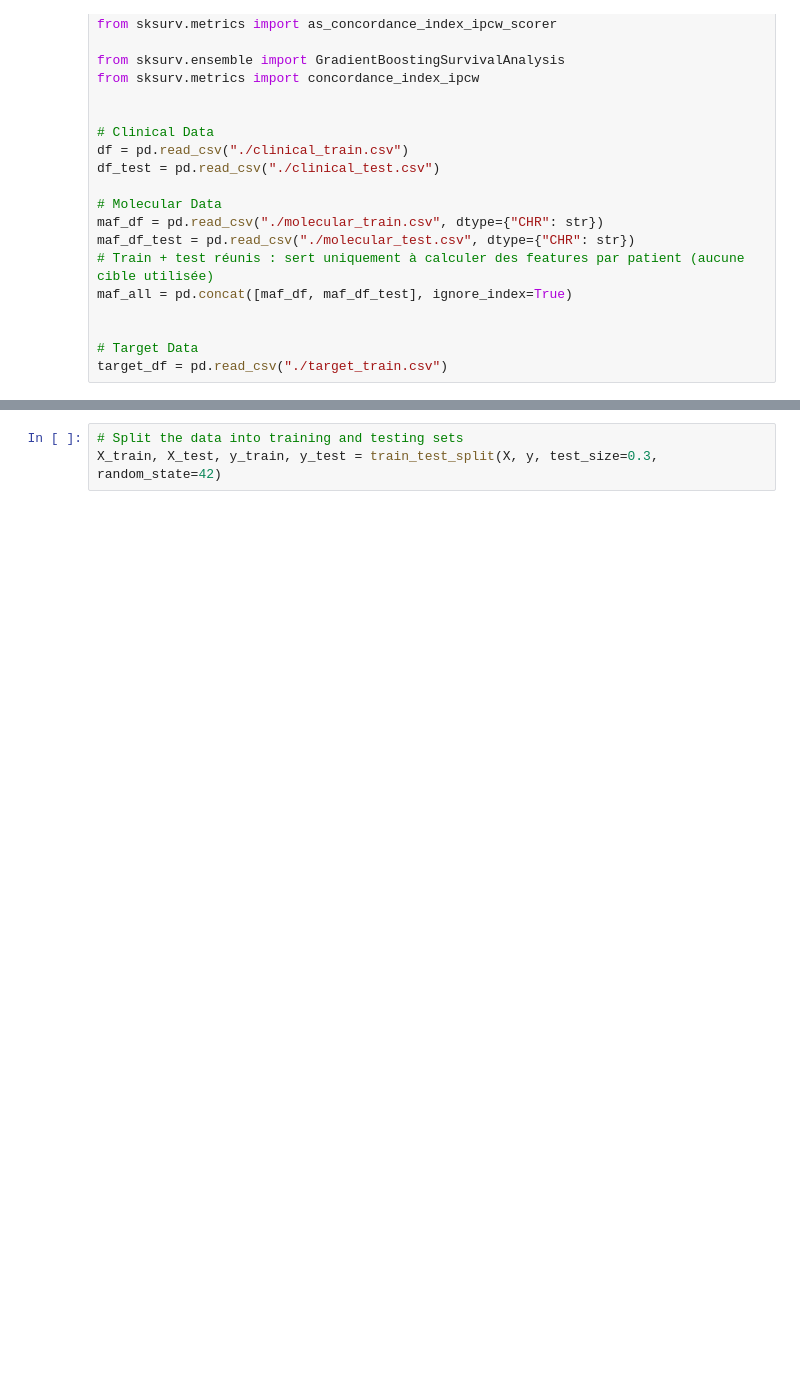
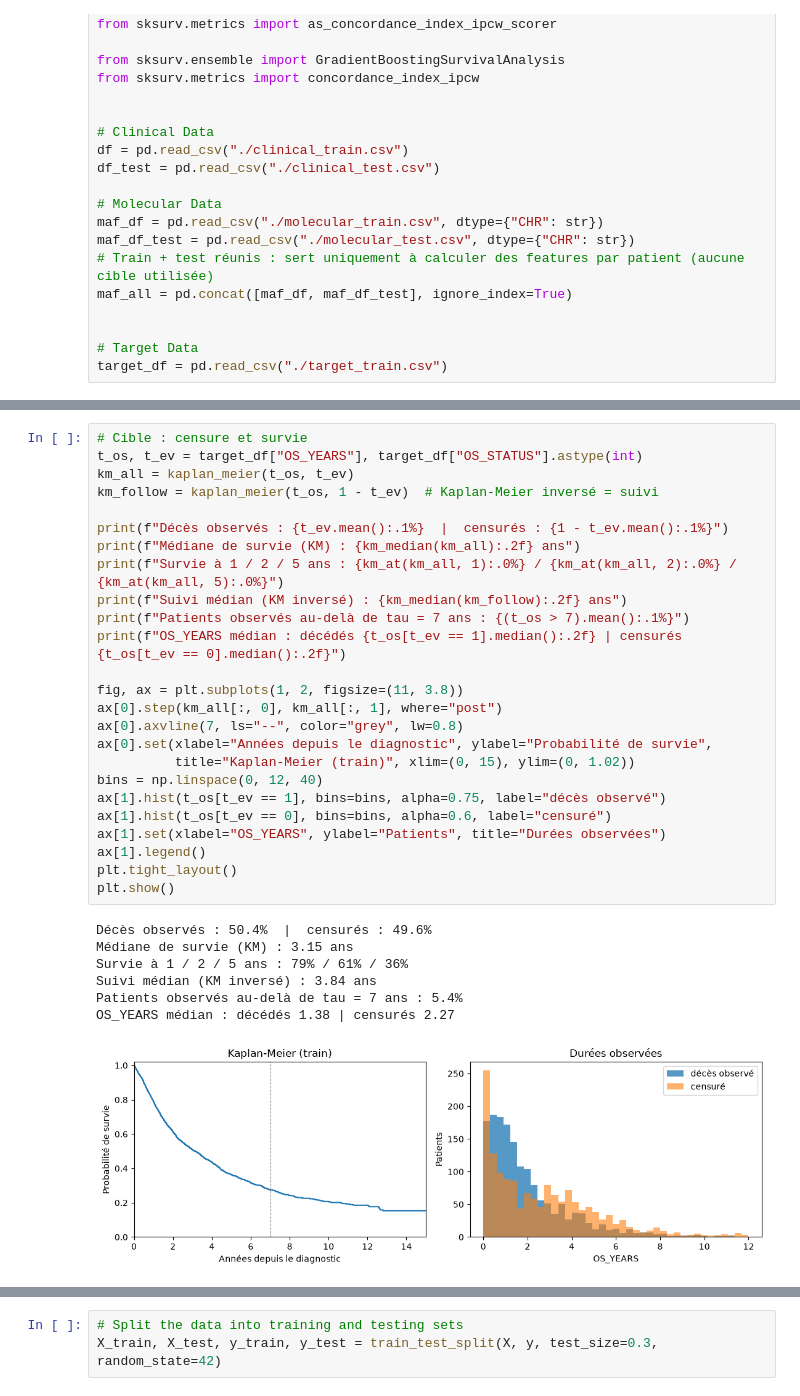
Before and after one commit to corentin-lpsc/Data-challenge-2026, a Jupyter notebook: Notebook.ipynb, the cells around one changed output, grey strips where cells are left out. Cells and saved outputs as stored; diff of their text form; blank space fills up the shorter version.

```diff
--- a/Notebook.ipynb
+++ b/Notebook.ipynb
@@ -89,0 +132,33 @@ array([( True, 1.11506849), (False, 4.92876712), (False, 2.04383562),
+# %%
+# Cible : censure et survie
+t_os, t_ev = target_df["OS_YEARS"], target_df["OS_STATUS"].astype(int)
+km_all = kaplan_meier(t_os, t_ev)
+km_follow = kaplan_meier(t_os, 1 - t_ev)  # Kaplan-Meier inversé = suivi
+
+print(f"Décès observés : {t_ev.mean():.1%}  |  censurés : {1 - t_ev.mean():.1%}")
+print(f"Médiane de survie (KM) : {km_median(km_all):.2f} ans")
+print(f"Survie à 1 / 2 / 5 ans : {km_at(km_all, 1):.0%} / {km_at(km_all, 2):.0%} / {km_at(km_all, 5):.0%}")
+print(f"Suivi médian (KM inversé) : {km_median(km_follow):.2f} ans")
+print(f"Patients observés au-delà de tau = 7 ans : {(t_os > 7).mean():.1%}")
+print(f"OS_YEARS médian : décédés {t_os[t_ev == 1].median():.2f} | censurés {t_os[t_ev == 0].median():.2f}")
+
+fig, ax = plt.subplots(1, 2, figsize=(11, 3.8))
+ax[0].step(km_all[:, 0], km_all[:, 1], where="post")
+ax[0].axvline(7, ls="--", color="grey", lw=0.8)
+ax[0].set(xlabel="Années depuis le diagnostic", ylabel="Probabilité de survie",
+          title="Kaplan-Meier (train)", xlim=(0, 15), ylim=(0, 1.02))
+bins = np.linspace(0, 12, 40)
+ax[1].hist(t_os[t_ev == 1], bins=bins, alpha=0.75, label="décès observé")
+ax[1].hist(t_os[t_ev == 0], bins=bins, alpha=0.6, label="censuré")
+ax[1].set(xlabel="OS_YEARS", ylabel="Patients", title="Durées observées")
+ax[1].legend()
+plt.tight_layout()
+plt.show()
+# %% [output]
+Décès observés : 50.4%  |  censurés : 49.6%
+Médiane de survie (KM) : 3.15 ans
+Survie à 1 / 2 / 5 ans : 79% / 61% / 36%
+Suivi médian (KM inversé) : 3.84 ans
+Patients observés au-delà de tau = 7 ans : 5.4%
+OS_YEARS médian : décédés 1.38 | censurés 2.27
+[figure, added]
```
Also changed, not shown: parts of 14 cells of this notebook.
